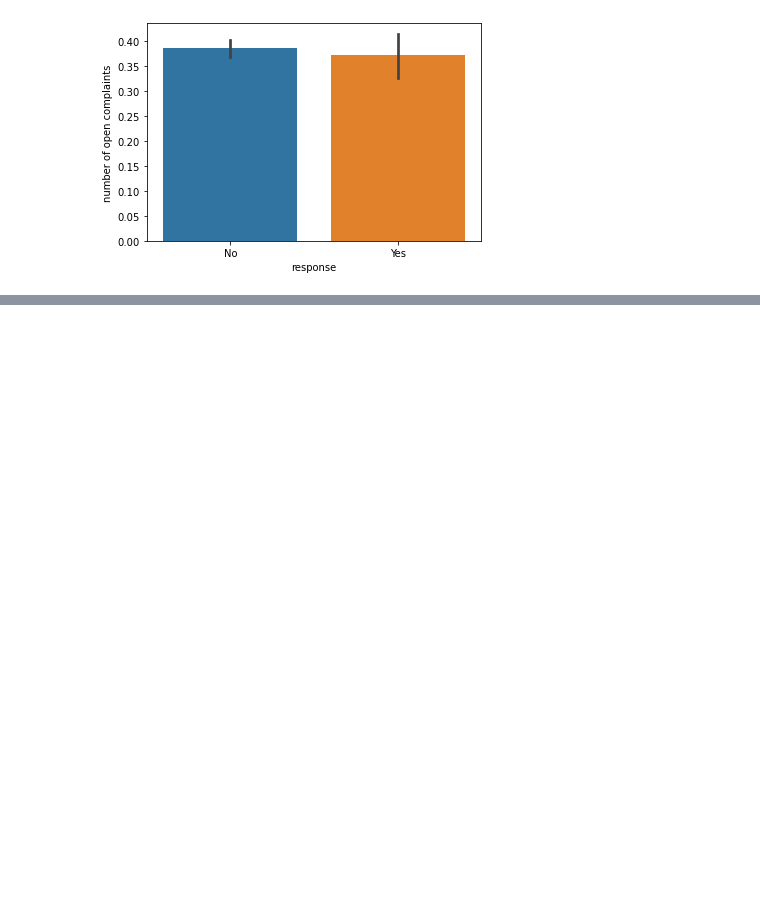
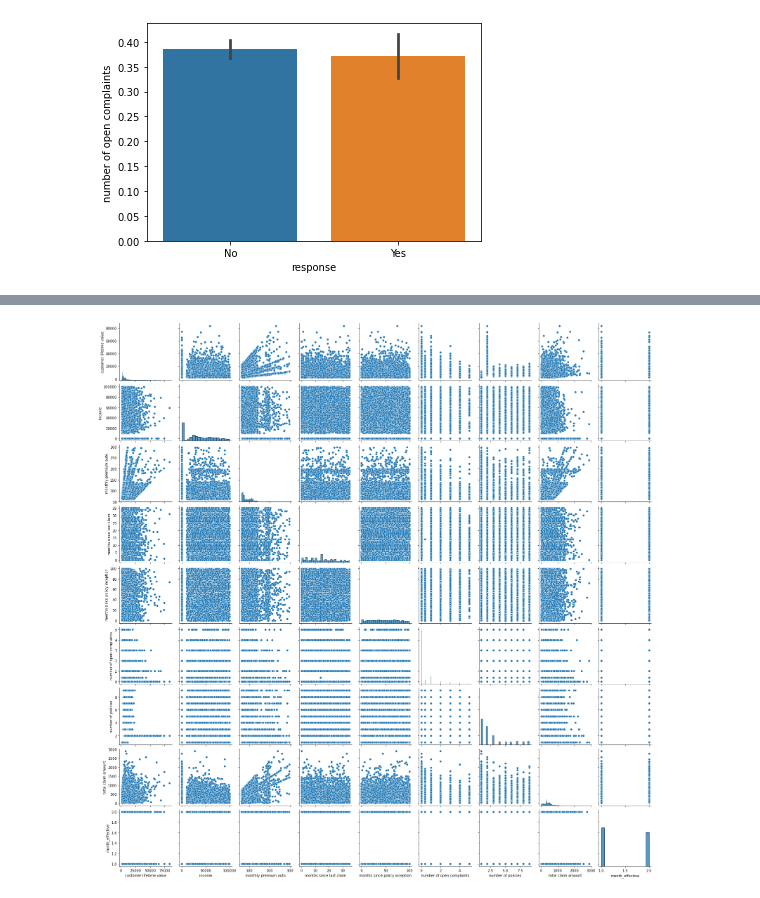
Before and after one commit to audedef/lab-customer-analysis-round-2, a Jupyter notebook: ex-lab-customer-analysis.ipynb, the cells around one changed output, grey strips where cells are left out. Cells and saved outputs as stored; diff of their text form; code cells hidden in the pictures; blank space fills up the shorter version.

```diff
--- a/ex-lab-customer-analysis.ipynb
+++ b/ex-lab-customer-analysis.ipynb
@@ -385,0 +412,4 @@ plt.show()
+# %%
+import numpy as np
+df_numerical = df.select_dtypes([np.number])
+df_numerical
@@ -385,0 +520,7 @@ plt.show()
+# %%
+# Do the distributions for different numerical variables look like a normal distribution
+
+sns.pairplot(df_numerical)
+plt.show()
+# %% [output]
+[figure, added]
```
Also changed, not shown: parts of 11 cells of this notebook.
